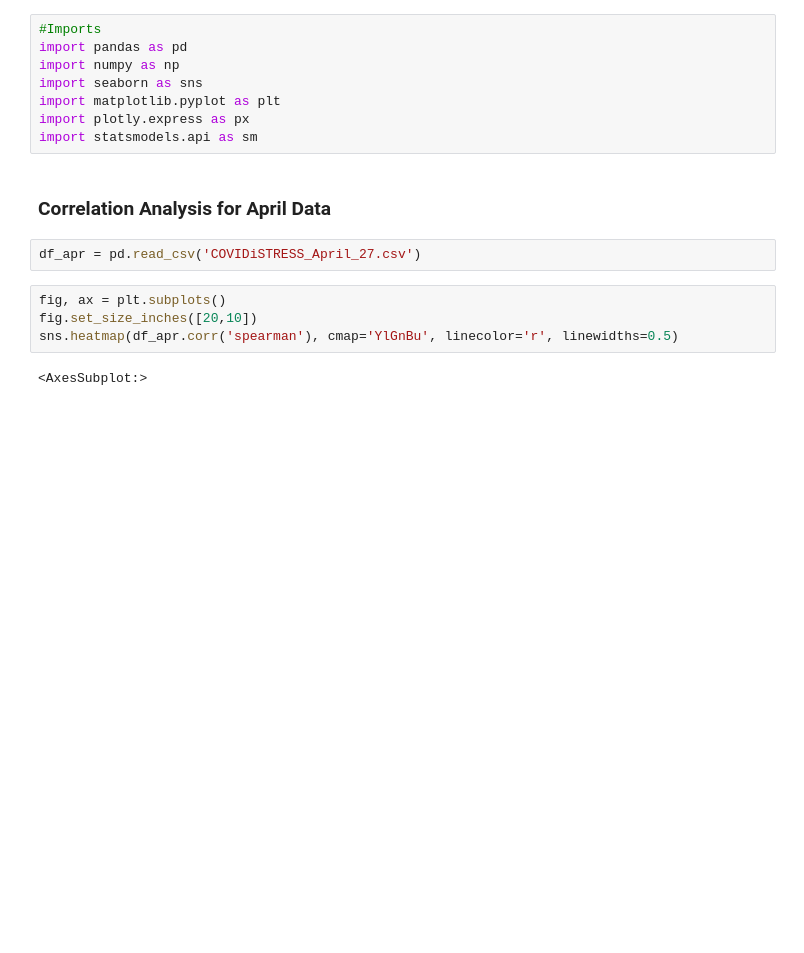
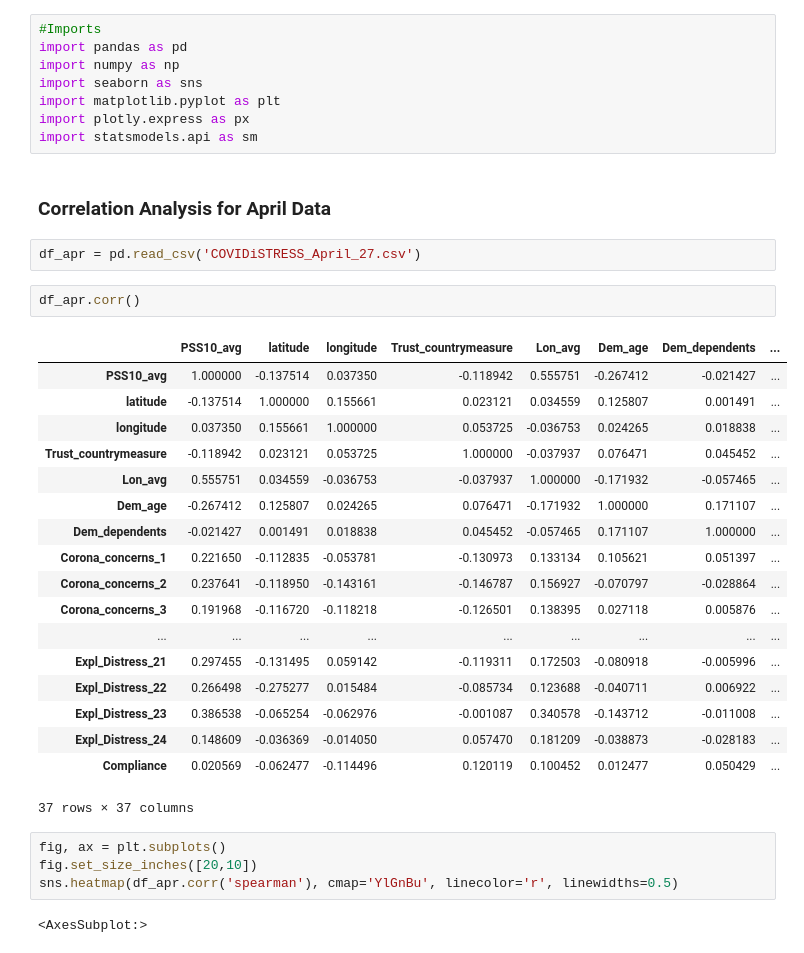
Before and after one commit to Shaashwat05/pandemic_handling_and_impact, a Jupyter notebook: EDA.ipynb, the cells around one changed output. Saved outputs shown, nothing was run; the diff lists cells and outputs as text; blank space fills up the shorter version.

```diff
--- a/EDA.ipynb
+++ b/EDA.ipynb
@@ -10,6 +10,27 @@ import statsmodels.api as sm
 ### Correlation Analysis for April Data
 # %%
 df_apr = pd.read_csv('COVIDiSTRESS_April_27.csv')
+# %%
+df_apr.corr()
+# %% [output]
+|  | PSS10_avg | latitude | longitude | Trust_countrymeasure | Lon_avg | Dem_age | Dem_dependents | ... |
+| PSS10_avg | 1.000000 | -0.137514 | 0.037350 | -0.118942 | 0.555751 | -0.267412 | -0.021427 | ... |
+| latitude | -0.137514 | 1.000000 | 0.155661 | 0.023121 | 0.034559 | 0.125807 | 0.001491 | ... |
+| longitude | 0.037350 | 0.155661 | 1.000000 | 0.053725 | -0.036753 | 0.024265 | 0.018838 | ... |
+| Trust_countrymeasure | -0.118942 | 0.023121 | 0.053725 | 1.000000 | -0.037937 | 0.076471 | 0.045452 | ... |
+| Lon_avg | 0.555751 | 0.034559 | -0.036753 | -0.037937 | 1.000000 | -0.171932 | -0.057465 | ... |
+| Dem_age | -0.267412 | 0.125807 | 0.024265 | 0.076471 | -0.171932 | 1.000000 | 0.171107 | ... |
+| Dem_dependents | -0.021427 | 0.001491 | 0.018838 | 0.045452 | -0.057465 | 0.171107 | 1.000000 | ... |
+| Corona_concerns_1 | 0.221650 | -0.112835 | -0.053781 | -0.130973 | 0.133134 | 0.105621 | 0.051397 | ... |
+| Corona_concerns_2 | 0.237641 | -0.118950 | -0.143161 | -0.146787 | 0.156927 | -0.070797 | -0.028864 | ... |
+| Corona_concerns_3 | 0.191968 | -0.116720 | -0.118218 | -0.126501 | 0.138395 | 0.027118 | 0.005876 | ... |
+| ... | ... | ... | ... | ... | ... | ... | ... | ... |
+| Expl_Distress_21 | 0.297455 | -0.131495 | 0.059142 | -0.119311 | 0.172503 | -0.080918 | -0.005996 | ... |
+| Expl_Distress_22 | 0.266498 | -0.275277 | 0.015484 | -0.085734 | 0.123688 | -0.040711 | 0.006922 | ... |
+| Expl_Distress_23 | 0.386538 | -0.065254 | -0.062976 | -0.001087 | 0.340578 | -0.143712 | -0.011008 | ... |
+| Expl_Distress_24 | 0.148609 | -0.036369 | -0.014050 | 0.057470 | 0.181209 | -0.038873 | -0.028183 | ... |
+| Compliance | 0.020569 | -0.062477 | -0.114496 | 0.120119 | 0.100452 | 0.012477 | 0.050429 | ... |
+37 rows × 37 columns
 # %%
 fig, ax = plt.subplots()
 fig.set_size_inches([20,10])
```
Also changed, not shown: parts of 14 cells of this notebook.
